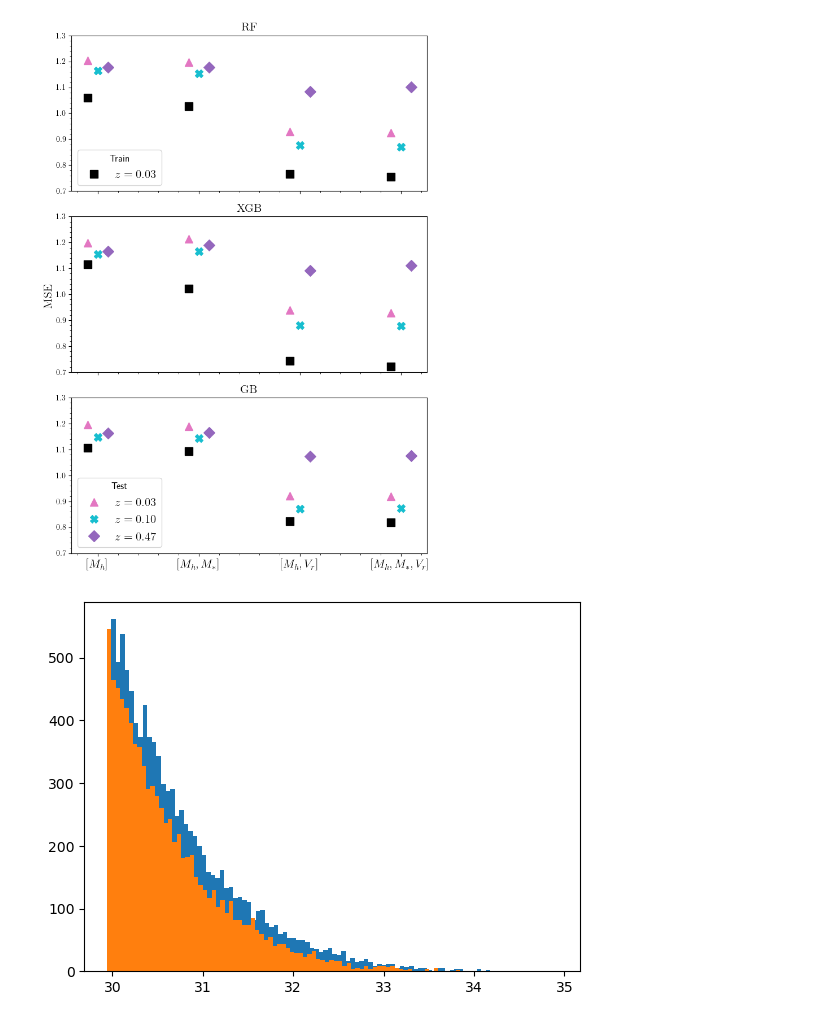
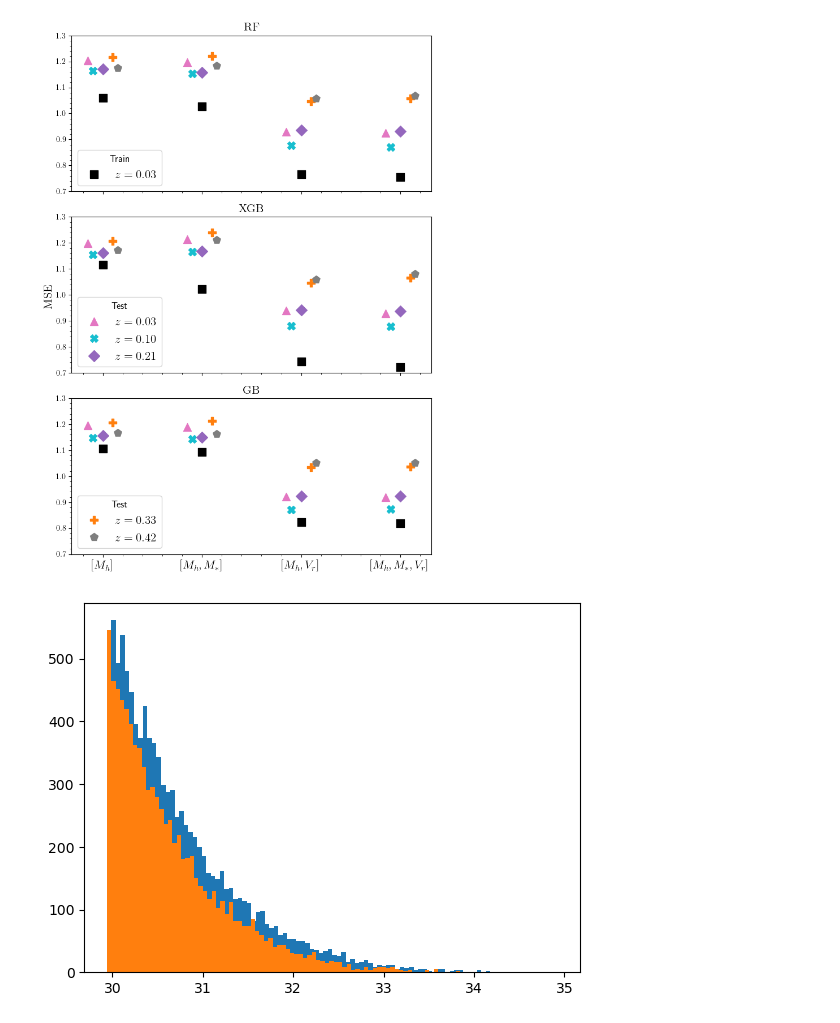
Before and after one commit to antolonappan/kSZscaler, a Jupyter notebook: Notebooks2/test2.ipynb, the cells around one changed output. Drawn from its saved outputs; the diff is of its cells as text; code cells hidden in the pictures.

Commit message:
some plots
Signed-off-by: Anto Idicherian Lonappan <antolonappan@icloud.com>

```diff
--- a/Notebooks2/test2.ipynb
+++ b/Notebooks2/test2.ipynb
@@ -49,4 +46,6 @@ boxno = 50
 # %%
 df_140 = Analysis(boxno,'140','').get_dataframe()
 df_132 = Analysis(boxno,'132','').get_dataframe()
-df_096 = Analysis(boxno,'096','').get_dataframe()
+df_120 = Analysis(boxno,'120','').get_dataframe()
+df_108 = Analysis(boxno,'108','').get_dataframe()
+df_100 = Analysis(boxno,'100','').get_dataframe()
@@ -53,7 +65,9 @@ df_096 = Analysis(boxno,'096','').get_dataframe()
 # %%
 df_140_m = data_manupulation(df_140)
 df_132_m = data_manupulation(df_132)
-df_096_m = data_manupulation(df_096)
+df_120_m = data_manupulation(df_120)
+df_108_m = data_manupulation(df_108)
+df_100_m = data_manupulation(df_100)
 # %%
 plt.figure(figsize=(3,3))
 i = 0
@@ -143,15 +157,15 @@ def fit_regression_models(df, features, target,df_test=None):
 
     return results
 # %%
-results_M = fit_regression_models(df_140_m, ['M'], 'Yksz',[df_132_m,df_096_m])
+results_M = fit_regression_models(df_140_m, ['M'], 'Yksz',[df_132_m,df_120_m,df_108_m,df_100_m])
 
-results_MM = fit_regression_models(df_140_m, ['M', 'Mstar'], 'Yksz',[df_132_m,df_096_m])
+results_MM = fit_regression_models(df_140_m, ['M', 'Mstar'], 'Yksz',[df_132_m,df_120_m,df_108_m,df_100_m])
 
 # Fit models using '[M, Vz]'
-results_MVz = fit_regression_models(df_140_m, ['M', 'Vz'], 'Yksz',[df_132_m,df_096_m])
+results_MVz = fit_regression_models(df_140_m, ['M', 'Vz'], 'Yksz',[df_132_m,df_120_m,df_108_m,df_100_m])
 
 # Fit models using '[M, Mstar, Vz]'
-results_MMVz = fit_regression_models(df_140_m, ['M', 'Mstar', 'Vz'], 'Yksz',[df_132_m,df_096_m])
+results_MMVz = fit_regression_models(df_140_m, ['M', 'Mstar', 'Vz'], 'Yksz',[df_132_m,df_120_m,df_108_m,df_100_m])
 # %% [output]
 Features: ['M']
 Running Random Forest Regression...
@@ -269,0 +186,6 @@ mse_data = {
+# %%
+mse_data = {
+    '[M]': results_M,
+    '[M,Mstar]': results_MM,
+    '[M,Vr]': results_MVz,
+    '[M,Mstar,Vr]': results_MMVz}
@@ -307,16 +250,20 @@ for ax, title in zip(axes, titles):
         mse_test = results[title]['MSE_test']
         mse_0 = results[title]['MSE_0']
         mse_1 = results[title]['MSE_1']
+        mse_2 = results[title]['MSE_2']
+        mse_3 = results[title]['MSE_3']
 
         # Define x position for each MSE type
-        x_positions = [i - 0.1, i, i + 0.1]
+        x_positions = [i - 0.15, i-0.1, i,i+0.1, i + 0.15]
 
         # Plot the train and test MSE
-        ax.scatter(x_positions[0], mse_train, color='black', marker='s', s=100) # facecolors='none'
+        ax.scatter(x_positions[2], mse_train, color='black', marker='s', s=100) # facecolors='none'
         ax.scatter(x_positions[0], mse_test, color='C6', marker='^', s=100)
         # Plot the MSE_0 and MSE_1 with corrected redshift colors
         ax.scatter(x_positions[1], mse_0, color='C9', marker='X', s=100)
         ax.scatter(x_positions[2], mse_1, color='C4', marker='D', s=100)
+        ax.scatter(x_positions[3], mse_2, color='C1', marker='P' , s=100)
+        ax.scatter(x_positions[4], mse_3, color='C7', marker='p', s=100)
         plt.xticks(fontsize=15)
 
     # Setting the x-axis labels only on the last subplot
@@ -332,37 +279,43 @@ for ax, title in zip(axes, titles):
 
 
 
 
 
 # Set common y-label
 fig.text(-0.01, 0.5, '$ \\rm MSE$', va='center', rotation='vertical',fontsize=15)
 
 # Creating two legends with correct labels and colors
 labels_1 = ['$z = 0.03$']
-labels_2 = ['$z = 0.03$', '$z = 0.10$', '$z = 0.47$']
+labels_2 = ['$z = 0.03$', '$z = 0.10$', '$z = 0.21$']
+labels_3 = ['$z = 0.33$','$z=0.42$']
 
 # Legend elements for Train and Test
 legend_elements_1 = [plt.Line2D([0], [0], color='black', marker='s', linestyle='None', markersize=10, ),] #markerfacecolor='none'
                      #plt.Line2D([0], [0], color='black', marker='s', linestyle='None', markersize=10)]
 
 # Legend elements for Redshifts
 legend_elements_2 = [plt.Line2D([0], [0], color='C6', marker='^', linestyle='None', markersize=10),
                      plt.Line2D([0], [0], color='C9', marker='X', linestyle='None', markersize=10),
                      plt.Line2D([0], [0], color='C4', marker='D', linestyle='None', markersize=10)]
 
+legend_elements_3 = [plt.Line2D([0], [0], color='C1', marker='P', linestyle='None', markersize=10),
+                     plt.Line2D([0], [0], color='C7', marker='p', linestyle='None', markersize=10)]
+
 # Place the first legend on the first subplot and the second legend on the last subplot
 axes[0].legend(legend_elements_1, labels_1, loc='lower left',title='Train',fontsize=15)
-axes[-1].legend(legend_elements_2, labels_2, loc='lower left', title='Test',fontsize=15)
+axes[1].legend(legend_elements_2, labels_2, loc='lower left', title='Test',fontsize=15)
+axes[2].legend(legend_elements_3, labels_3, loc='lower left', title='Test',fontsize=15)
 
 # Adjust the title of the legends
 axes[0].get_legend().get_title().set_fontsize('large')
-axes[-1].get_legend().get_title().set_fontsize('large')
+axes[1].get_legend().get_title().set_fontsize('large')
+axes[2].get_legend().get_title().set_fontsize('large')
 
 
 plt.tight_layout()
 plt.savefig('MSE_cross.pdf',dpi=300,bbox_inches='tight')
 # %% [output]
-[figure, old version]
+[figure, new version]
 # %%
 
 # Print and compare the results
```
Also changed, not shown: parts of 9 cells of this notebook, 6 other files.
